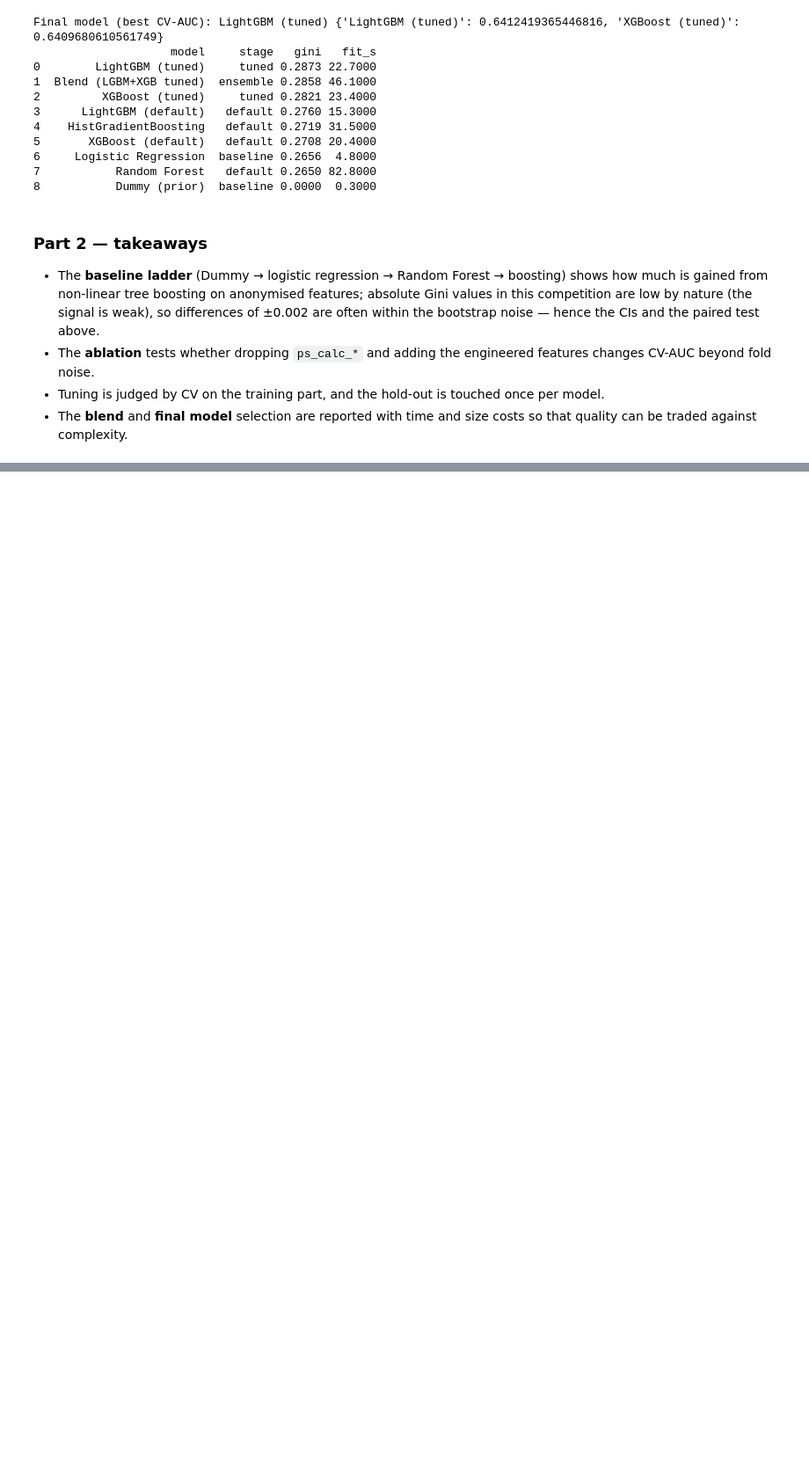
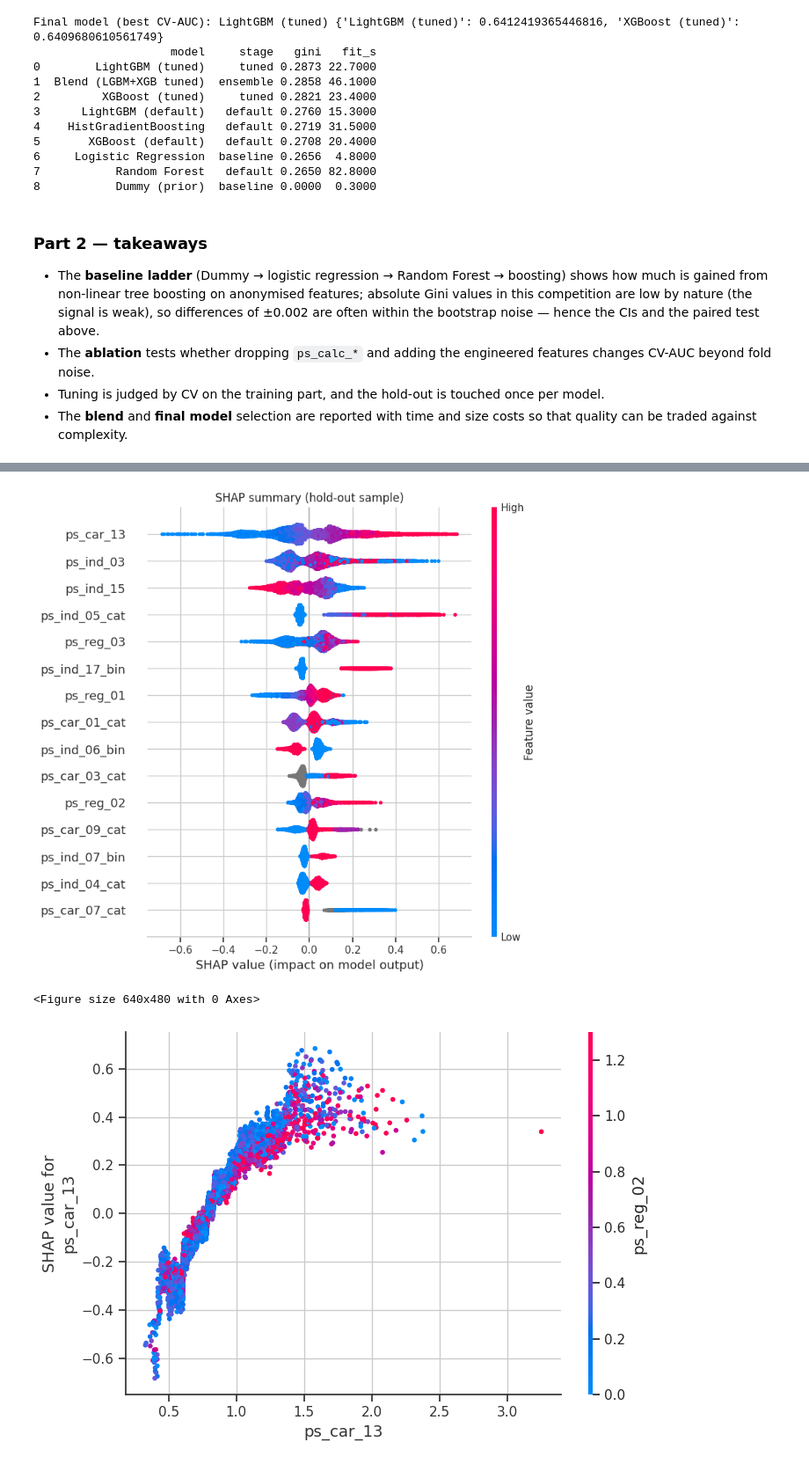
Before and after one commit to Onelvay/ai-final-project, a Jupyter notebook: Insurance_Claim_Prediction.ipynb, the cells around one changed output, grey strips where cells are left out. Shown at 88% size. Cells and saved outputs as stored; diff of their text form; code cells hidden in the pictures; blank space fills up the shorter version.

```diff
--- a/Insurance_Claim_Prediction.ipynb
+++ b/Insurance_Claim_Prediction.ipynb
@@ -1746,0 +1831,22 @@ Final model (best CV-AUC): LightGBM (tuned) {'LightGBM (tuned)': 0.6412419365446
+# %%
+# SHAP (TreeExplainer) on a 10k hold-out sample
+try:
+    import shap
+    Xs = X_test.iloc[sub[:10_000]]
+    Xt = prep.transform(Xs)
+    sv = shap.TreeExplainer(model).shap_values(Xt)
+    if isinstance(sv, list):          # older shap versions return one array per class
+        sv = sv[1]
+    sv = np.asarray(sv)
+    if sv.ndim == 3:
+        sv = sv[:, :, 1]
+    plt.figure(); shap.summary_plot(sv, Xt, max_display=15, show=False)
+    plt.title("SHAP summary (hold-out sample)"); plt.tight_layout(); save_fig("11_shap_summary"); plt.show()
+    top_feat = pd.Series(np.abs(sv).mean(0), index=Xt.columns).idxmax()
+    plt.figure(); shap.dependence_plot(top_feat, sv, Xt, show=False); plt.tight_layout(); save_fig("12_shap_dependence"); plt.show()
+except Exception as err:
+    print("SHAP step skipped:", err)
+# %% [output]
+[figure, added]
+<Figure size 640x480 with 0 Axes>
+[figure, added]
```
Also changed, not shown: parts of 20 cells of this notebook.
